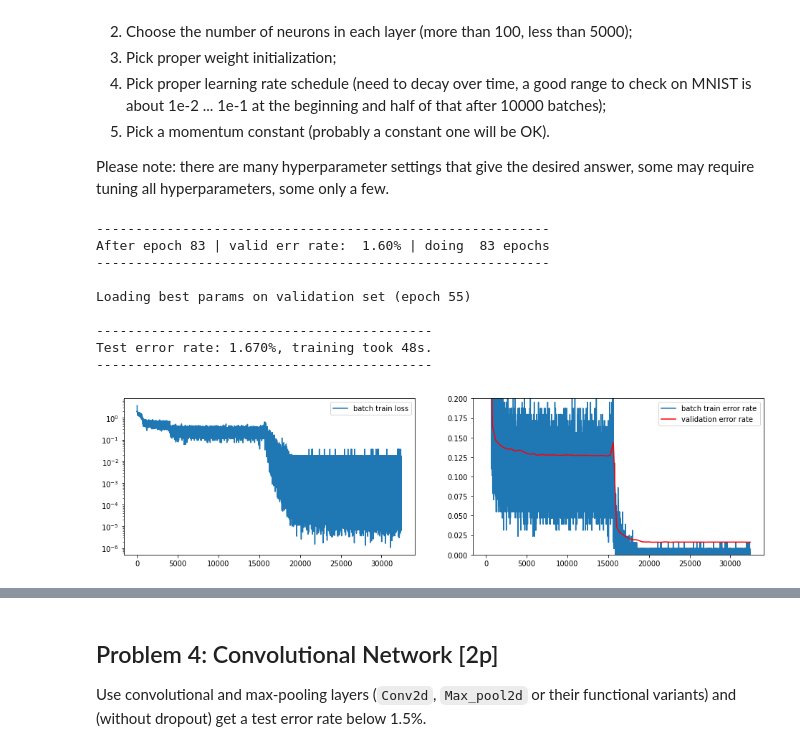
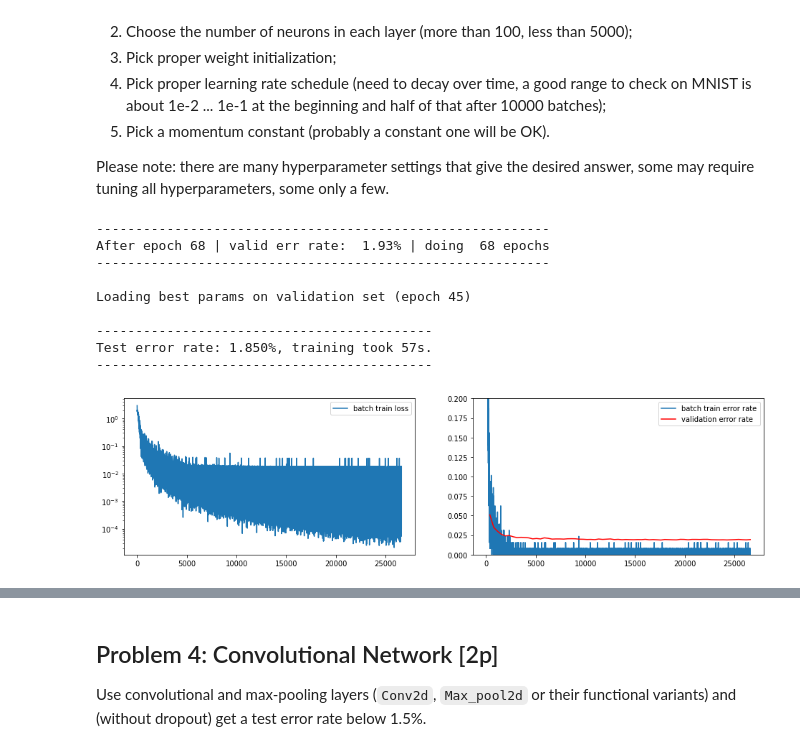
Before and after one commit to AdrianUrbanski/DL, a Jupyter notebook: Assignment2.ipynb, the cells around one changed output, grey strips where cells are left out. Saved outputs shown, nothing was run; the diff lists cells and outputs as text; code cells hidden in the pictures.

```diff
--- a/Assignment2.ipynb
+++ b/Assignment2.ipynb
@@ -439,23 +447,3 @@ class InMemDataLoader(object):
     def to(self, device):
         self.dataset.tensors = tuple(t.to(device) for t in self.dataset.tensors)
         return self
-# %%
-# Monkey-patch MNIST to use a more robust MIST mirror
-torchvision.datasets.MNIST.resources = [
-    (
-        "https://web.archive.org/web/20150906081542/http://yann.lecun.com/exdb/mnist/train-images-idx3-ubyte.gz",
-        "f68b3c2dcbeaaa9fbdd348bbdeb94873",
-    ),
-    (
-        "https://web.archive.org/web/20150906081542/http://yann.lecun.com/exdb/mnist/train-labels-idx1-ubyte.gz",
-        "d53e105ee54ea40749a09fcbcd1e9432",
-    ),
-    (
-        "https://web.archive.org/web/20150906081542/http://yann.lecun.com/exdb/mnist/t10k-images-idx3-ubyte.gz",
-        "9fb629c4189551a2d022fa330f9573f3",
-    ),
-    (
-        "https://web.archive.org/web/20150906081542/http://yann.lecun.com/exdb/mnist/t10k-labels-idx1-ubyte.gz",
-        "ec29112dd5afa0611ce80d1b7f02629c",
-    ),
-]
@@ -554,7 +555,7 @@ def SGD(
     epoch = 0
     best_params = None
     best_val_err = np.inf
-    history = {"train_losses": [], "train_errs": [], "val_errs": []}
+    history = {"train_losses": [], "train_errs": [], "val_errs": [], "alpha": [],}
     print("Training the model!")
     print("Interrupt at any time to evaluate the best validation model so far.")
     try:
@@ -569,11 +570,11 @@ def SGD(
             # DONE: You can implement learning rate control here (it is updated
             # once per epoch), or below in the loop over minibatches.
             #
-            if epoch in [10, 25, 40]:
-                alpha *= 2
+            if epoch in [10, 20]:
+                alpha *= 1.5
 
-            if epoch > 40 and np.mod(epoch, 30) == 0:
-                alpha *= 0.5
+            if epoch > 30 and np.mod(epoch, 20) == 0:
+                alpha *= 0.75
 
             for x, y in data_loaders["train"]:
                 x = x.to(device)
@@ -588,6 +589,7 @@ def SGD(
 
                 history["train_losses"].append(loss.item())
                 history["train_errs"].append(batch_err_rate)
+                history["alpha"].append(alpha)
 
                 # disable gradient computations - we do not want torch to
                 # backpropagate through the gradient application!
@@ -692,43 +694,43 @@ class Model(nn.Module):
 
 
 model = Model(
-    nn.Linear(28 * 28, 1250),
+    nn.Linear(28 * 28, 1000),
     nn.ReLU(),
-    nn.Linear(1250, 10),
+    nn.Linear(1000, 10),
     nn.ReLU(),
     )
 
 with torch.no_grad():
     # Initialize parameters
     for name, p in model.named_parameters():
         if "weight" in name:
             a = np.sqrt(12/(28*28 + 10)) # 3/(1/2)*(fan_in+fan_out)/2
             p.uniform_(-a, a)
         elif "bias" in name:
             p.zero_()
         else:
             raise ValueError('Unknown parameter name "%s"' % name)
 
 # On GPU enabled devices set device='cuda' else set device='cpu'
 t_start = time.time()
-SGD(model, mnist_loaders, alpha=5e-3, max_num_epochs=200, epsilon=0.95, decay=1e-5,
-    device="cuda")
+SGD(model, mnist_loaders, alpha=1e-2, max_num_epochs=200, epsilon=0.95, decay=1e-5,
+    num_epochs=30, device="cuda")
 
 
 test_err_rate = compute_error_rate(model, mnist_loaders["test"])
 m = (
     f"Test error rate: {test_err_rate * 100.0:.3f}%, "
     f"training took {time.time() - t_start:.0f}s."
 )
 print("{0}\n{1}\n{0}".format("-" * len(m), m))
 # %% [output]
 ----------------------------------------------------------
-After epoch 83 | valid err rate:  1.60% | doing  83 epochs
+After epoch 68 | valid err rate:  1.93% | doing  68 epochs
 ----------------------------------------------------------
 
-Loading best params on validation set (epoch 55)
+Loading best params on validation set (epoch 45)
 
 -------------------------------------------
-Test error rate: 1.670%, training took 48s.
+Test error rate: 1.850%, training took 57s.
 -------------------------------------------
-[figure, old version]
+[figure, new version]
```
Also changed, not shown: parts of 9 cells of this notebook.
